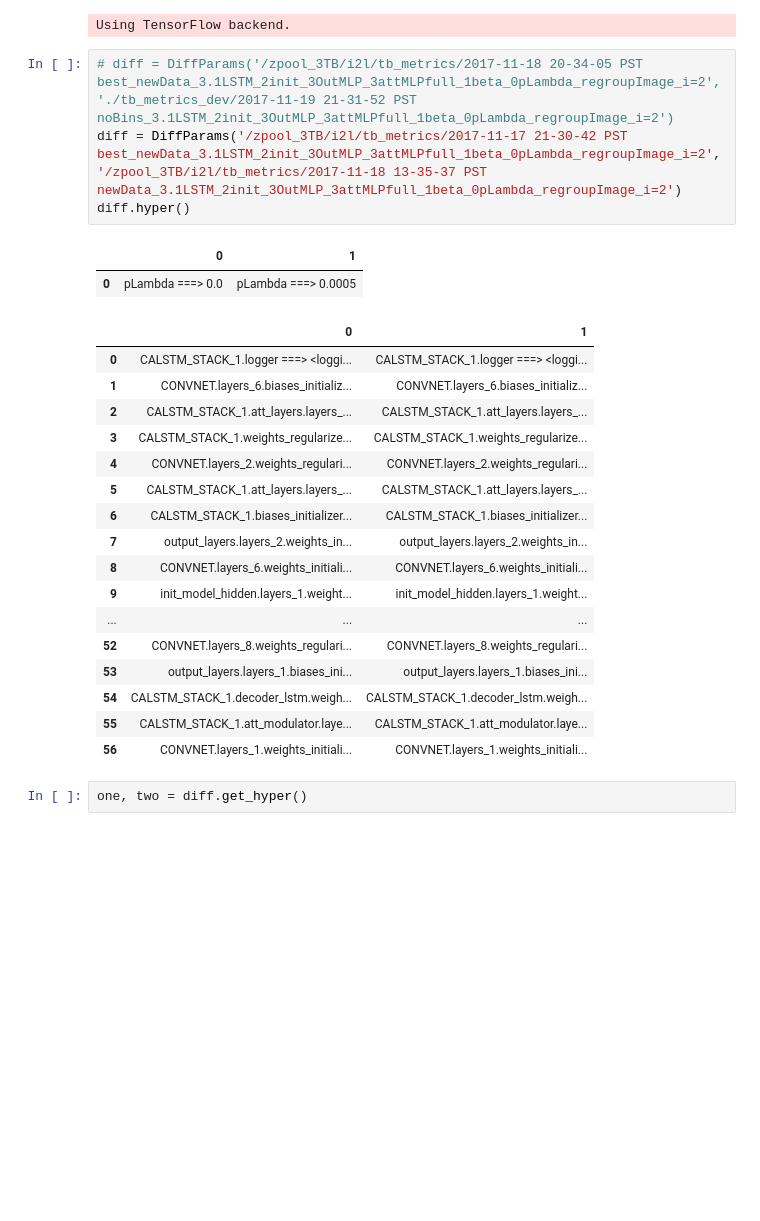
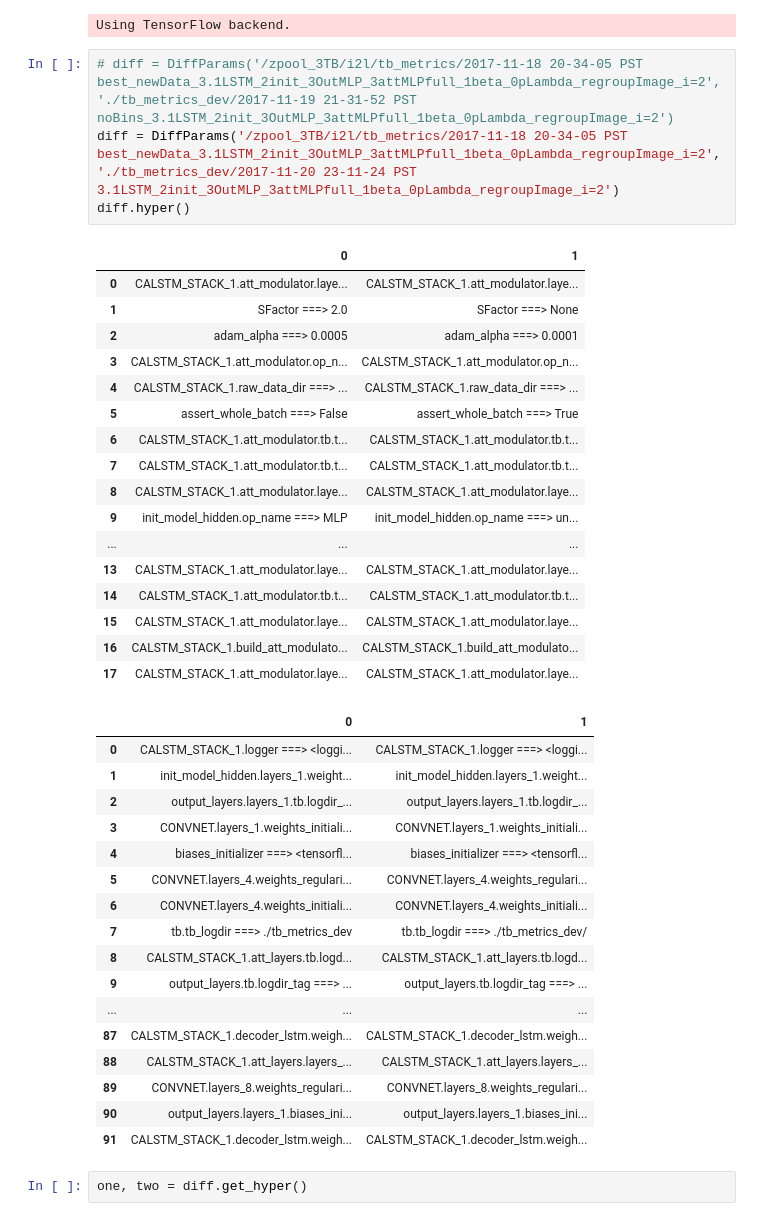
Before and after one commit to untrix/im2latex, a Jupyter notebook: src/diff_params.ipynb, the cells around one changed output. Drawn from its saved outputs; the diff is of its cells as text; blank space fills up the shorter version.

```diff
--- a/src/diff_params.ipynb
+++ b/src/diff_params.ipynb
@@ -30,28 +30,43 @@ from viz_commons import VisualizeDir, DiffParams, VisualizeStep
 Using TensorFlow backend.
 # %%
 # diff = DiffParams('/zpool_3TB/i2l/tb_metrics/2017-11-18 20-34-05 PST best_newData_3.1LSTM_2init_3OutMLP_3attMLPfull_1beta_0pLambda_regroupImage_i=2', './tb_metrics_dev/2017-11-19 21-31-52 PST noBins_3.1LSTM_2init_3OutMLP_3attMLPfull_1beta_0pLambda_regroupImage_i=2')
-diff = DiffParams('/zpool_3TB/i2l/tb_metrics/2017-11-17 21-30-42 PST best_newData_3.1LSTM_2init_3OutMLP_3attMLPfull_1beta_0pLambda_regroupImage_i=2', '/zpool_3TB/i2l/tb_metrics/2017-11-18 13-35-37 PST newData_3.1LSTM_2init_3OutMLP_3attMLPfull_1beta_0pLambda_regroupImage_i=2')
+diff = DiffParams('/zpool_3TB/i2l/tb_metrics/2017-11-18 20-34-05 PST best_newData_3.1LSTM_2init_3OutMLP_3attMLPfull_1beta_0pLambda_regroupImage_i=2', './tb_metrics_dev/2017-11-20 23-11-24 PST 3.1LSTM_2init_3OutMLP_3attMLPfull_1beta_0pLambda_regroupImage_i=2')
 diff.hyper()
 # %% [output]
 |  | 0 | 1 |
-| 0 | pLambda ===> 0.0 | pLambda ===> 0.0005 |
+| 0 | CALSTM_STACK_1.att_modulator.laye... | CALSTM_STACK_1.att_modulator.laye... |
+| 1 | SFactor ===> 2.0 | SFactor ===> None |
+| 2 | adam_alpha ===> 0.0005 | adam_alpha ===> 0.0001 |
+| 3 | CALSTM_STACK_1.att_modulator.op_n... | CALSTM_STACK_1.att_modulator.op_n... |
+| 4 | CALSTM_STACK_1.raw_data_dir ===> ... | CALSTM_STACK_1.raw_data_dir ===> ... |
+| 5 | assert_whole_batch ===> False | assert_whole_batch ===> True |
+| 6 | CALSTM_STACK_1.att_modulator.tb.t... | CALSTM_STACK_1.att_modulator.tb.t... |
+| 7 | CALSTM_STACK_1.att_modulator.tb.t... | CALSTM_STACK_1.att_modulator.tb.t... |
+| 8 | CALSTM_STACK_1.att_modulator.laye... | CALSTM_STACK_1.att_modulator.laye... |
+| 9 | init_model_hidden.op_name ===> MLP | init_model_hidden.op_name ===> un... |
+| ... | ... | ... |
+| 13 | CALSTM_STACK_1.att_modulator.laye... | CALSTM_STACK_1.att_modulator.laye... |
+| 14 | CALSTM_STACK_1.att_modulator.tb.t... | CALSTM_STACK_1.att_modulator.tb.t... |
+| 15 | CALSTM_STACK_1.att_modulator.laye... | CALSTM_STACK_1.att_modulator.laye... |
+| 16 | CALSTM_STACK_1.build_att_modulato... | CALSTM_STACK_1.build_att_modulato... |
+| 17 | CALSTM_STACK_1.att_modulator.laye... | CALSTM_STACK_1.att_modulator.laye... |
 |  | 0 | 1 |
 | 0 | CALSTM_STACK_1.logger ===> <loggi... | CALSTM_STACK_1.logger ===> <loggi... |
-| 1 | CONVNET.layers_6.biases_initializ... | CONVNET.layers_6.biases_initializ... |
-| 2 | CALSTM_STACK_1.att_layers.layers_... | CALSTM_STACK_1.att_layers.layers_... |
-| 3 | CALSTM_STACK_1.weights_regularize... | CALSTM_STACK_1.weights_regularize... |
-| 4 | CONVNET.layers_2.weights_regulari... | CONVNET.layers_2.weights_regulari... |
-| 5 | CALSTM_STACK_1.att_layers.layers_... | CALSTM_STACK_1.att_layers.layers_... |
-| 6 | CALSTM_STACK_1.biases_initializer... | CALSTM_STACK_1.biases_initializer... |
-| 7 | output_layers.layers_2.weights_in... | output_layers.layers_2.weights_in... |
-| 8 | CONVNET.layers_6.weights_initiali... | CONVNET.layers_6.weights_initiali... |
-| 9 | init_model_hidden.layers_1.weight... | init_model_hidden.layers_1.weight... |
+| 1 | init_model_hidden.layers_1.weight... | init_model_hidden.layers_1.weight... |
+| 2 | output_layers.layers_1.tb.logdir_... | output_layers.layers_1.tb.logdir_... |
+| 3 | CONVNET.layers_1.weights_initiali... | CONVNET.layers_1.weights_initiali... |
+| 4 | biases_initializer ===> <tensorfl... | biases_initializer ===> <tensorfl... |
+| 5 | CONVNET.layers_4.weights_regulari... | CONVNET.layers_4.weights_regulari... |
+| 6 | CONVNET.layers_4.weights_initiali... | CONVNET.layers_4.weights_initiali... |
+| 7 | tb.tb_logdir ===> ./tb_metrics_dev | tb.tb_logdir ===> ./tb_metrics_dev/ |
+| 8 | CALSTM_STACK_1.att_layers.tb.logd... | CALSTM_STACK_1.att_layers.tb.logd... |
+| 9 | output_layers.tb.logdir_tag ===> ... | output_layers.tb.logdir_tag ===> ... |
 | ... | ... | ... |
-| 52 | CONVNET.layers_8.weights_regulari... | CONVNET.layers_8.weights_regulari... |
-| 53 | output_layers.layers_1.biases_ini... | output_layers.layers_1.biases_ini... |
-| 54 | CALSTM_STACK_1.decoder_lstm.weigh... | CALSTM_STACK_1.decoder_lstm.weigh... |
-| 55 | CALSTM_STACK_1.att_modulator.laye... | CALSTM_STACK_1.att_modulator.laye... |
-| 56 | CONVNET.layers_1.weights_initiali... | CONVNET.layers_1.weights_initiali... |
+| 87 | CALSTM_STACK_1.decoder_lstm.weigh... | CALSTM_STACK_1.decoder_lstm.weigh... |
+| 88 | CALSTM_STACK_1.att_layers.layers_... | CALSTM_STACK_1.att_layers.layers_... |
+| 89 | CONVNET.layers_8.weights_regulari... | CONVNET.layers_8.weights_regulari... |
+| 90 | output_layers.layers_1.biases_ini... | output_layers.layers_1.biases_ini... |
+| 91 | CALSTM_STACK_1.decoder_lstm.weigh... | CALSTM_STACK_1.decoder_lstm.weigh... |
 # %%
 one, two = diff.get_hyper()
 # %%
```
Also changed, not shown: 6 other files.
